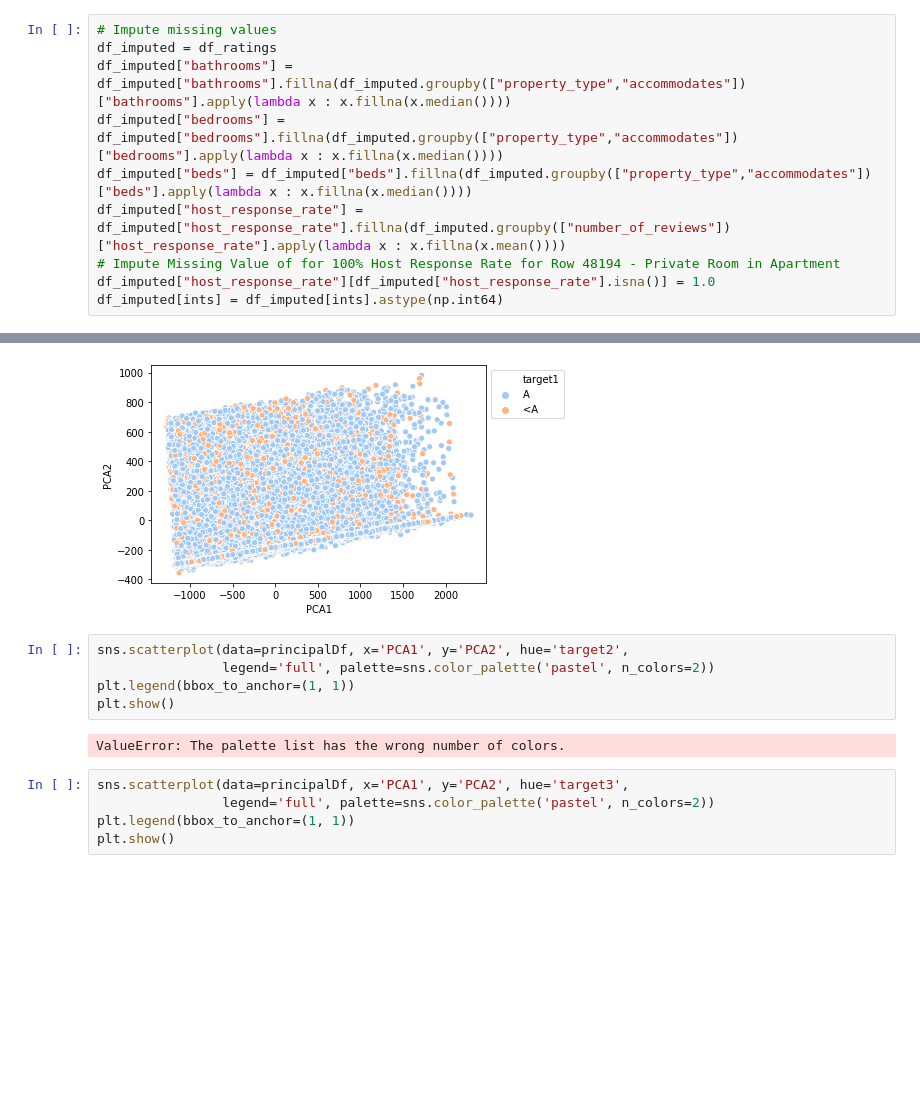
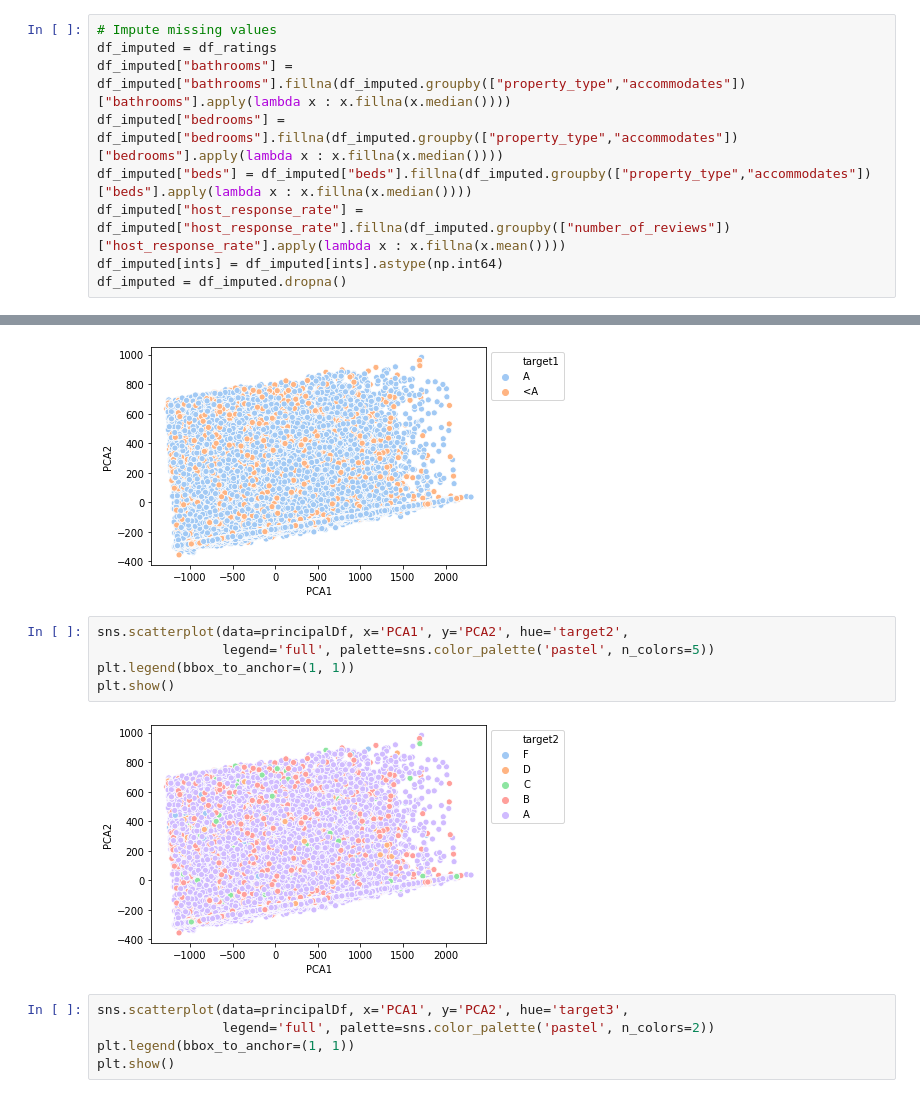
Before and after one commit to anguyen-07/DS7331-ML_Labs, a Jupyter notebook: Lab3_Clustering/DS7331_Lab3_Clustering_AirBnb.ipynb, the cells around one changed output, grey strips where cells are left out. Saved outputs shown, nothing was run; the diff lists cells and outputs as text; blank space fills up the shorter version.

```diff
--- a/Lab3_Clustering/DS7331_Lab3_Clustering_AirBnb.ipynb
+++ b/Lab3_Clustering/DS7331_Lab3_Clustering_AirBnb.ipynb
@@ -102,9 +102,8 @@ df_imputed["bathrooms"] = df_imputed["bathrooms"].fillna(df_imputed.groupby(["pr
 df_imputed["bedrooms"] = df_imputed["bedrooms"].fillna(df_imputed.groupby(["property_type","accommodates"])["bedrooms"].apply(lambda x : x.fillna(x.median())))
 df_imputed["beds"] = df_imputed["beds"].fillna(df_imputed.groupby(["property_type","accommodates"])["beds"].apply(lambda x : x.fillna(x.median())))
 df_imputed["host_response_rate"] = df_imputed["host_response_rate"].fillna(df_imputed.groupby(["number_of_reviews"])["host_response_rate"].apply(lambda x : x.fillna(x.mean())))
-# Impute Missing Value of for 100% Host Response Rate for Row 48194 - Private Room in Apartment
-df_imputed["host_response_rate"][df_imputed["host_response_rate"].isna()] = 1.0
 df_imputed[ints] = df_imputed[ints].astype(np.int64)
+df_imputed = df_imputed.dropna()
 # %%
 import re
 #Create a new cleaned amenities column where all amenities are in list form
@@ -587,11 +570,11 @@ plt.show()
 [figure]
 # %%
 sns.scatterplot(data=principalDf, x='PCA1', y='PCA2', hue='target2',
-                legend='full', palette=sns.color_palette('pastel', n_colors=2))
+                legend='full', palette=sns.color_palette('pastel', n_colors=5))
 plt.legend(bbox_to_anchor=(1, 1))
 plt.show()
 # %% [output]
-ValueError: The palette list has the wrong number of colors.
+[figure, added]
 # %%
 sns.scatterplot(data=principalDf, x='PCA1', y='PCA2', hue='target3',
                 legend='full', palette=sns.color_palette('pastel', n_colors=2))
```
Also changed, not shown: parts of 23 cells of this notebook.
